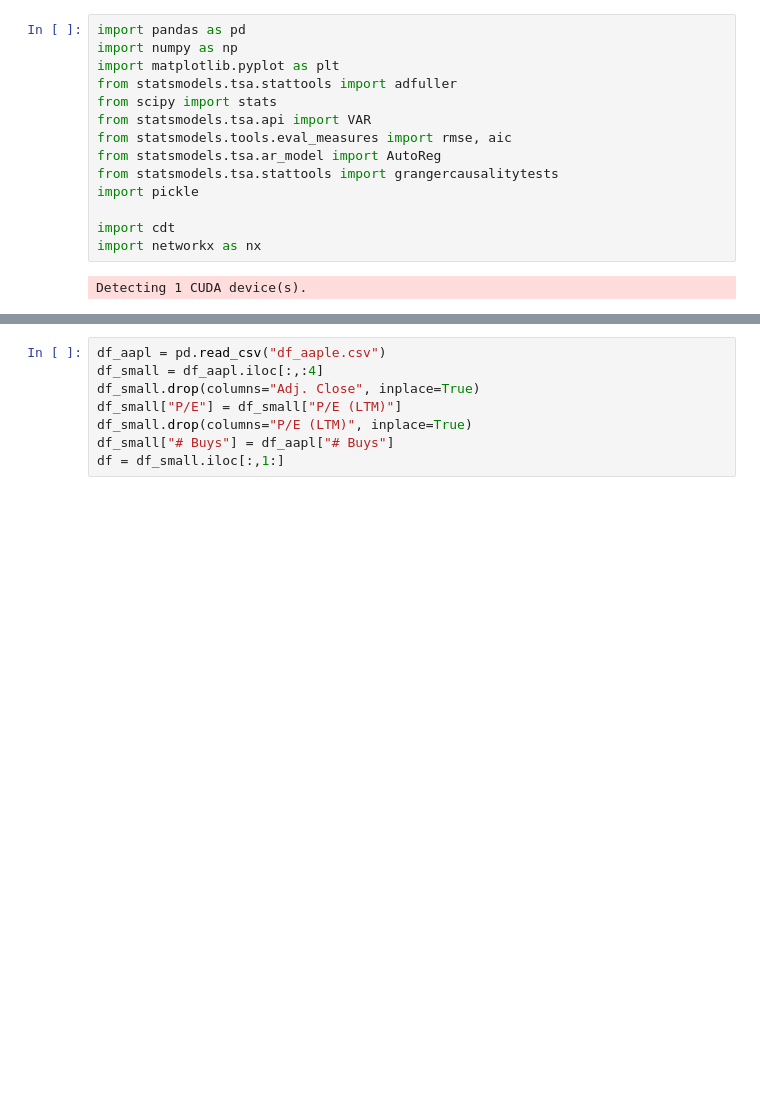
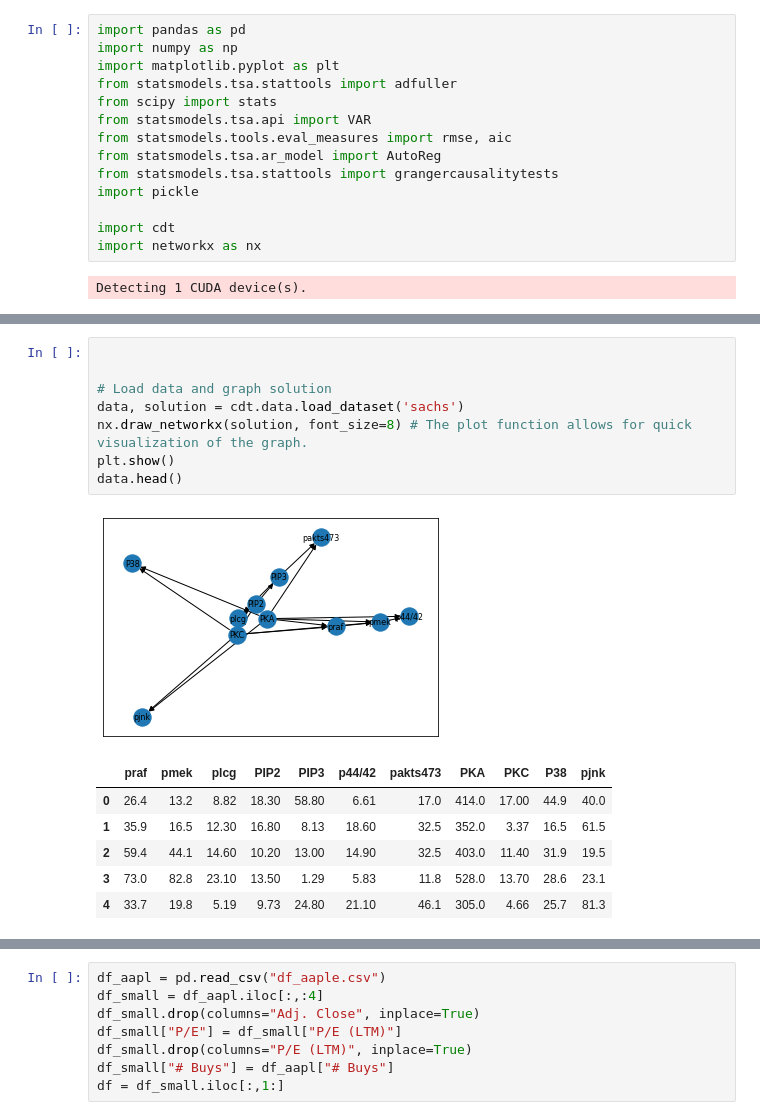
Before and after one commit to ToshaQE/Sun-2014, a Jupyter notebook: cdt_test.ipynb, the cells around one changed output, grey strips where cells are left out. Drawn from its saved outputs; the diff is of its cells as text; blank space fills up the shorter version.

```diff
--- a/cdt_test.ipynb
+++ b/cdt_test.ipynb
@@ -34,0 +48,16 @@ df
+# %%
+
+
+# Load data and graph solution
+data, solution = cdt.data.load_dataset('sachs')
+nx.draw_networkx(solution, font_size=8) # The plot function allows for quick visualization of the graph.
+plt.show()
+data.head()
+# %% [output]
+[figure, added]
+|  | praf | pmek | plcg | PIP2 | PIP3 | p44/42 | pakts473 | PKA | PKC | P38 | pjnk |
+| 0 | 26.4 | 13.2 | 8.82 | 18.30 | 58.80 | 6.61 | 17.0 | 414.0 | 17.00 | 44.9 | 40.0 |
+| 1 | 35.9 | 16.5 | 12.30 | 16.80 | 8.13 | 18.60 | 32.5 | 352.0 | 3.37 | 16.5 | 61.5 |
+| 2 | 59.4 | 44.1 | 14.60 | 10.20 | 13.00 | 14.90 | 32.5 | 403.0 | 11.40 | 31.9 | 19.5 |
+| 3 | 73.0 | 82.8 | 23.10 | 13.50 | 1.29 | 5.83 | 11.8 | 528.0 | 13.70 | 28.6 | 23.1 |
+| 4 | 33.7 | 19.8 | 5.19 | 9.73 | 24.80 | 21.10 | 46.1 | 305.0 | 4.66 | 25.7 | 81.3 |
```
Also changed, not shown: parts of 10 cells of this notebook, 4 other files.
